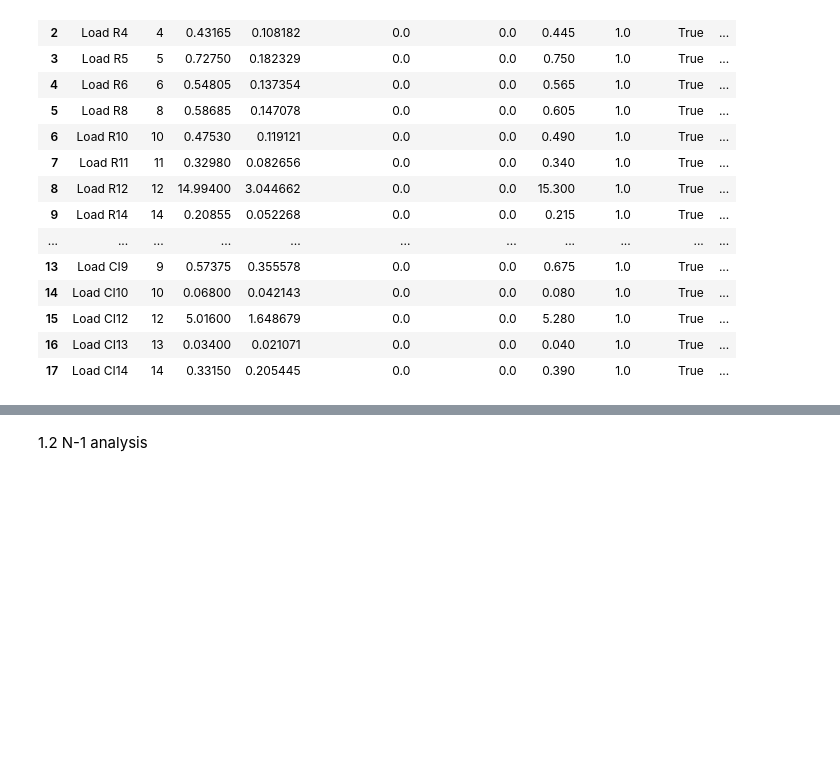
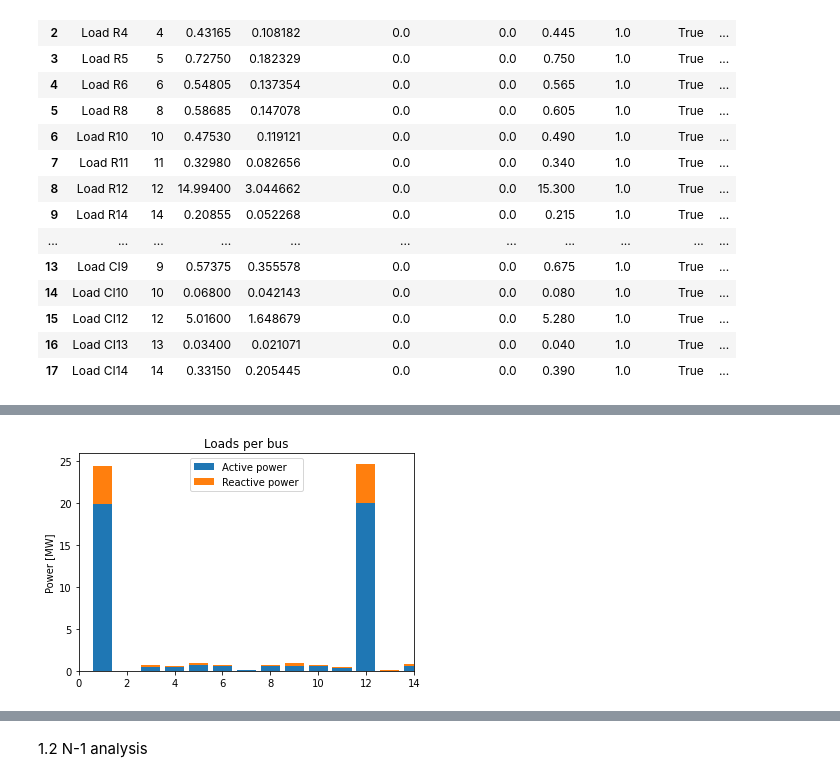
Before and after one commit to jonahaag/PracticalOptimizationOfEnergyNetworks, a Jupyter notebook: PRO1/step_1/pro1_1_simple.ipynb, the cells around one changed output, grey strips where cells are left out. Saved outputs shown, nothing was run; the diff lists cells and outputs as text; code cells hidden in the pictures; blank space fills up the shorter version.

```diff
--- a/PRO1/step_1/pro1_1_simple.ipynb
+++ b/PRO1/step_1/pro1_1_simple.ipynb
@@ -85,0 +136,23 @@ net.load
+# %%
+# Loads per bus
+load_per_bus_p_mw = np.zeros(15)
+load_per_bus_q_mvar = np.zeros(15)
+for l in net.load.index:
+       bus = net.load.loc[l, "bus"]
+       load_per_bus_p_mw[bus] += net.load.loc[l,"p_mw"]
+       load_per_bus_q_mvar[bus] += net.load.loc[l,"q_mvar"]
+fig, ax = plt.subplots()
+x = np.arange(0,15, dtype=np.int8)
+width = 0.8
+ax.bar(x, load_per_bus_p_mw, width, label='Active power')
+ax.bar(x, load_per_bus_q_mvar, width, bottom=load_per_bus_p_mw,
+       label='Reactive power')
+ax.set_ylabel('Power [MW]')
+ax.set_title('Loads per bus')
+ax.legend()
+ax.set_xlim(0,14)
+
+plt.show()
+fig.savefig("../presentation/results/step_1/loads_per_bus_initial.png", dpi=300)
+# %% [output]
+[figure, added]
```
Also changed, not shown: parts of 10 cells of this notebook, 28 other files.
